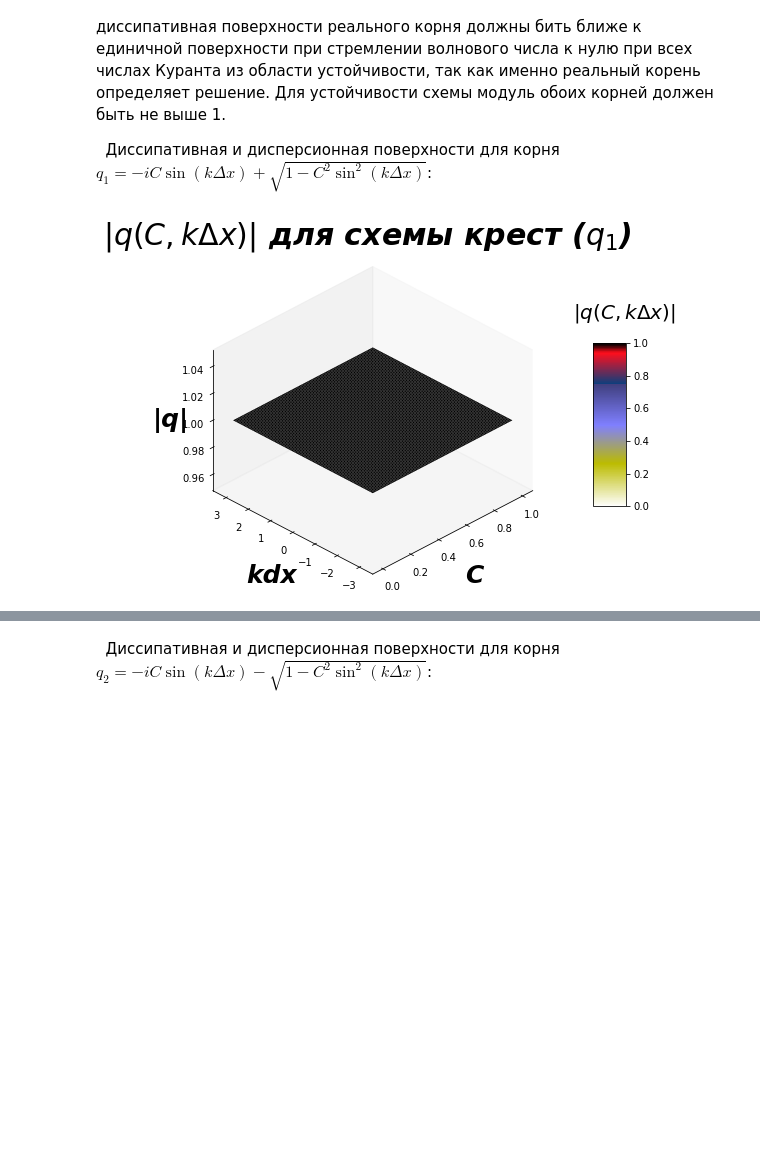
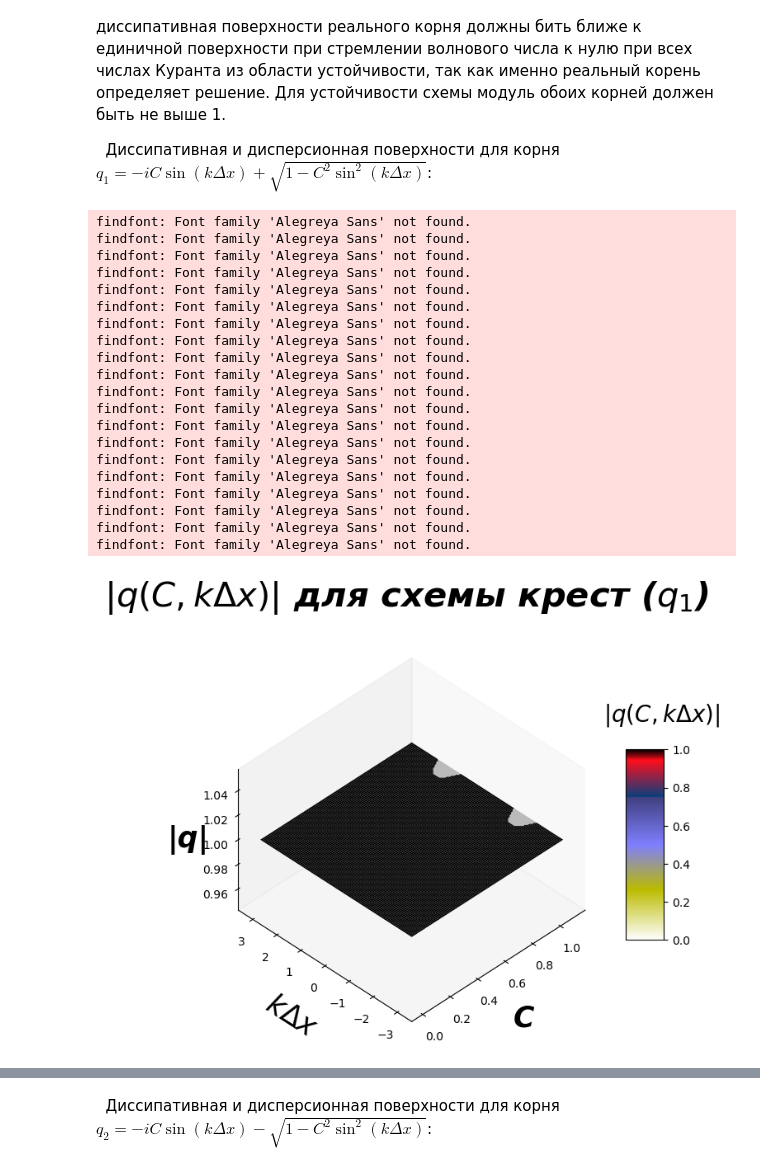
Before and after one commit to yakovenko-ivan/Mat_Model_for_Tech_Phys, a Jupyter notebook: files/Lesson_1/Lesson_1_4.ipynb, the cells around one changed output, grey strips where cells are left out. Saved outputs shown, nothing was run; the diff lists cells and outputs as text; code cells hidden in the pictures; blank space fills up the shorter version.

```diff
--- a/files/Lesson_1/Lesson_1_4.ipynb
+++ b/files/Lesson_1/Lesson_1_4.ipynb
@@ -448,7 +470,7 @@ def plot_surface(q_func,region,name,dissipation):
 
     fig = plt.figure(figsize=(9, 6))
     #ax = plt.axes(projection='3d')
-    ax = fig.gca(projection='3d', proj_type = 'ortho')
+    ax = fig.add_subplot(projection='3d', proj_type = 'ortho')
 
     font = {'family': 'serif',
         'fontname': 'Alegreya Sans',
@@ -468,7 +490,7 @@ def plot_surface(q_func,region,name,dissipation):
     ax.set_title(surf_type+' для схемы '+name+'\n',fontsize = 30, fontdict = font)
 
     ax.set_xlabel("\nC", fontdict = font)
-    ax.set_ylabel("\nkdx", rotation=0, fontdict = font)
+    ax.set_ylabel("\n$k\Delta x$", rotation=0, fontdict = font)
     ax.set_zlabel(z_ax, rotation=0, fontdict = font)
     ax.view_init(40,-135)
 
@@ -614,9 +768,29 @@ arg_q = Abs(im(-I/k/dx/C*arg(q1)))
 q1_func_leap_frog = lambdify([C,dx,k],abs_q)
 g1_func_leap_frog = lambdify([C,dx,k],arg_q)
 # %%
-plot_surface(q1_func_leap_frog,(0.0001,1.0),'крест ($q_1$)',dissipation=True)
+plot_surface(q1_func_leap_frog,(0.0001,1.1),'крест ($q_1$)',dissipation=True)
 # %% [output]
+findfont: Font family 'Alegreya Sans' not found.
+findfont: Font family 'Alegreya Sans' not found.
+findfont: Font family 'Alegreya Sans' not found.
+findfont: Font family 'Alegreya Sans' not found.
+findfont: Font family 'Alegreya Sans' not found.
+findfont: Font family 'Alegreya Sans' not found.
+findfont: Font family 'Alegreya Sans' not found.
+findfont: Font family 'Alegreya Sans' not found.
+findfont: Font family 'Alegreya Sans' not found.
+findfont: Font family 'Alegreya Sans' not found.
+findfont: Font family 'Alegreya Sans' not found.
+findfont: Font family 'Alegreya Sans' not found.
+findfont: Font family 'Alegreya Sans' not found.
+findfont: Font family 'Alegreya Sans' not found.
+findfont: Font family 'Alegreya Sans' not found.
+findfont: Font family 'Alegreya Sans' not found.
+findfont: Font family 'Alegreya Sans' not found.
+findfont: Font family 'Alegreya Sans' not found.
+findfont: Font family 'Alegreya Sans' not found.
+findfont: Font family 'Alegreya Sans' not found.
-[figure, old version]
+[figure, new version]
 # %%
 plot_surface(g1_func_leap_frog,(0.0001,1.0),'крест ($q_1$)',dissipation=False)
 # %% [output]
```
Also changed, not shown: parts of 16 cells of this notebook, 14 other files.
